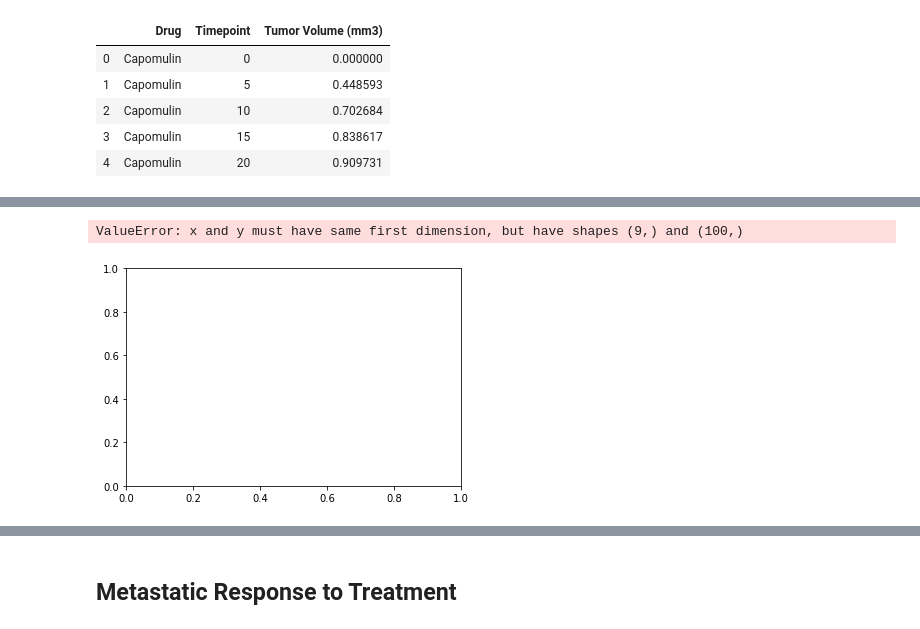
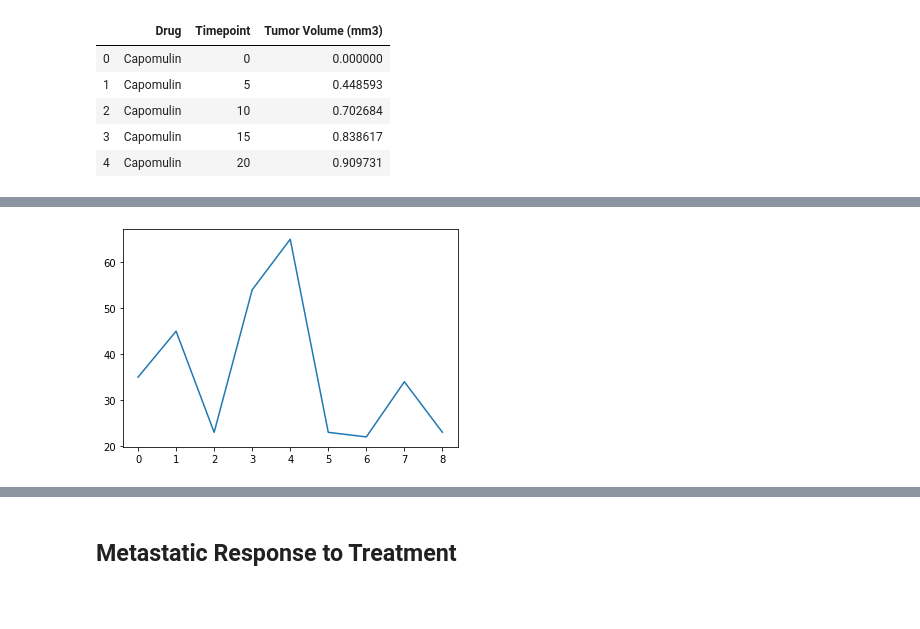
Before and after one commit to jbell69/matplotlib-challenge, a Jupyter notebook: Pymaceuticals/pymaceuticals_starter.ipynb, the cells around one changed output, grey strips where cells are left out. Cells and saved outputs as stored; diff of their text form; code cells hidden in the pictures; blank space fills up the shorter version.

```diff
--- a/Pymaceuticals/pymaceuticals_starter.ipynb
+++ b/Pymaceuticals/pymaceuticals_starter.ipynb
@@ -129,22 +170,21 @@ tumor_vol_group_drug_TP_df_pivot
 # %%
 # Generate the Plot (with Error Bars)
 
 #fig, ax = plt.subplots()
 
 x_axis = np.arange(0, len('Timepoint'))
-
-plt.plot(x_axis, mean_tumor_volume)
-plt.legend(loc="best")
+y_axis = [35,45,23,54,65,23,22,34,23]
+plt.plot(x_axis, y_axis)
+#plt.legend(loc="best")
 
 
 #ax.errorbar(x_axis, mean_tumor_volume, yerr=sem_tumor_volume, fmt="o")
 
 plt.show()
 
 # Save the Figure
 # %% [output]
-ValueError: x and y must have same first dimension, but have shapes (9,) and (100,)
-[figure, old version]
+[figure, new version]
 # %%
 # Show the Figure
 plt.show()
```
Also changed, not shown: parts of 5 cells of this notebook.
